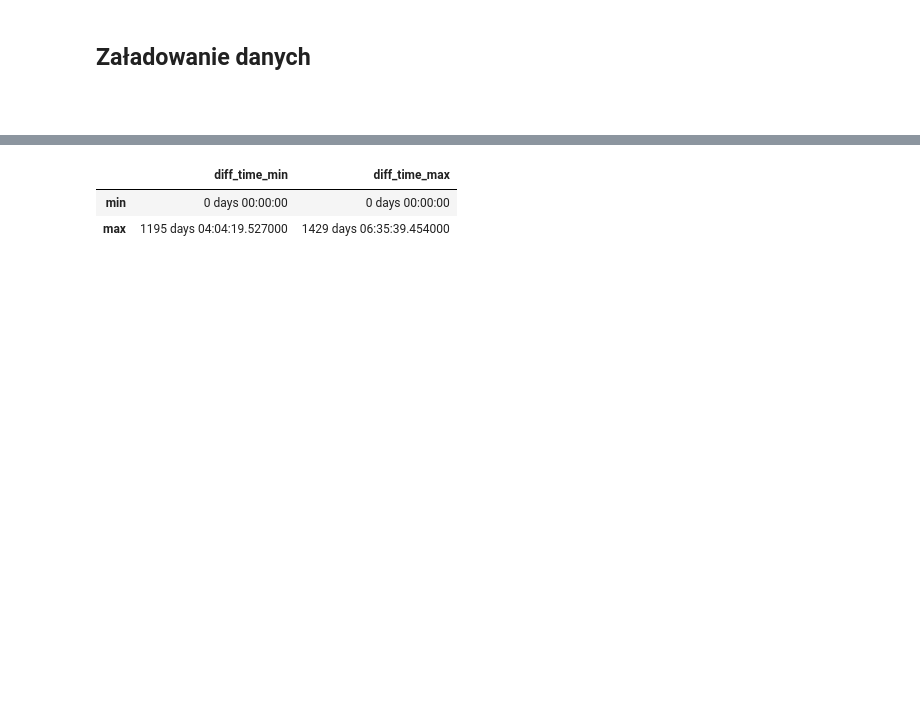
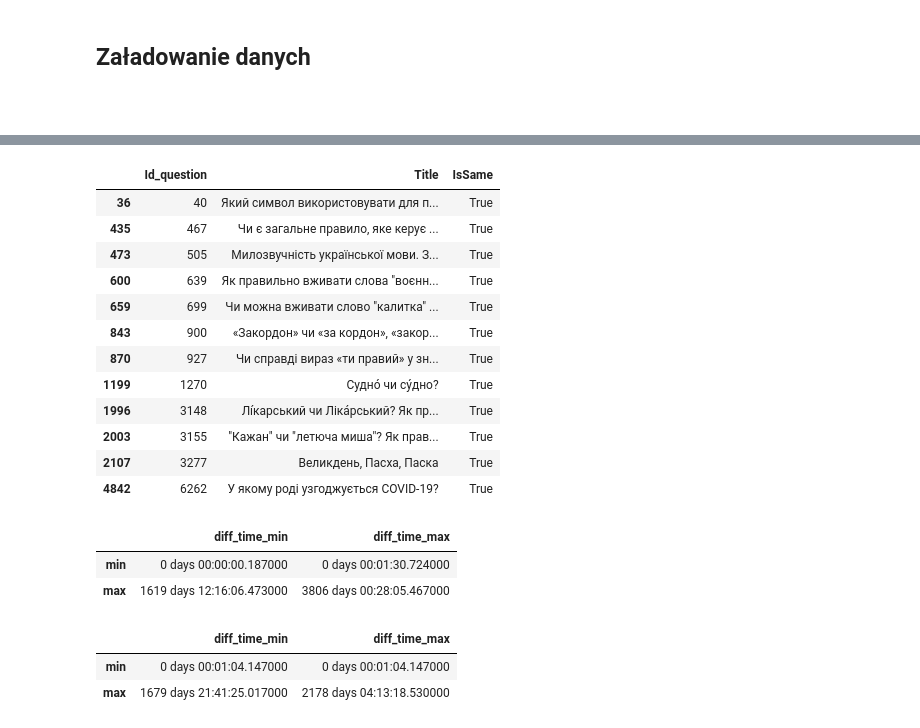
Before and after one commit to Sorebit/pdrpy-pd-2, a Jupyter notebook: notebooks/lurkers.ipynb, the cells around one changed output, grey strips where cells are left out. Drawn from its saved outputs; the diff is of its cells as text; code cells hidden in the pictures; blank space fills up the shorter version.

Commit message:
Add analyze v1 and v2

```diff
--- a/notebooks/lurkers.ipynb
+++ b/notebooks/lurkers.ipynb
@@ -47,8 +86,8 @@ ukrainian_posts_df = read_stackexchange(ModelType.POSTS, ForumType.UKRAINIAN)
 # %%
-def compare(posts):
+def zeroday(posts):
     # PostTypeId: 1 -> Question, 2 -> Answer
-    questions = posts.loc[posts.PostTypeId == 1, ['Id', 'CreationDate', 'Title']]
-    answers = posts.loc[posts.PostTypeId == 2, ['Id', 'ParentId', 'CreationDate']]
+    questions = posts.loc[posts.PostTypeId == 1, ['Id', 'CreationDate', 'Title', 'OwnerUserId']]
+    answers = posts.loc[posts.PostTypeId == 2, ['Id', 'ParentId', 'CreationDate', 'Body', 'OwnerUserId']]
 
     questions['CreationDate_datetime'] = pd.to_datetime(questions['CreationDate'])
     answers['CreationDate_datetime'] = pd.to_datetime(answers['CreationDate'])
@@ -60,9 +99,13 @@ def compare(posts):
 
 
     # Aggregate diff_time by Id_question
-    df = df.groupby('Id_question').agg({'diff_time': ['min', 'max']})
-    df.columns = ['_'.join(col) for col in df.columns.values]
 
-    # Get (min, max) from min and max
-    return df.agg({'diff_time_min': ['min', 'max'], 'diff_time_max': ['min', 'max']})
+
+    df['IsSame'] = df['OwnerUserId_question'] == df['OwnerUserId_answer']
+
+    df = df.loc[
+        df['CreationDate_datetime_question'] == df['CreationDate_datetime_answer'],
+        ['Id_question', 'Title', 'IsSame']
+    ]
+    return df
 # %%
@@ -111,6 +182,16 @@ compare(coffee_posts_df)
 # %%
-compare(ukrainian_posts_df)
+zeroday(ukrainian_posts_df)
 # %% [output]
-|  | diff_time_min | diff_time_max |
-| min | 0 days 00:00:00 | 0 days 00:00:00 |
-| max | 1195 days 04:04:19.527000 | 1429 days 06:35:39.454000 |
+|  | Id_question | Title | IsSame |
+| 36 | 40 | Який символ використовувати для п... | True |
+| 435 | 467 | Чи є загальне правило, яке керує ... | True |
+| 473 | 505 | Милозвучність української мови. З... | True |
+| 600 | 639 | Як правильно вживати слова "воєнн... | True |
+| 659 | 699 | Чи можна вживати слово "калитка" ... | True |
+| 843 | 900 | «Закордон» чи «за кордон», «закор... | True |
+| 870 | 927 | Чи справді вираз «ти правий» у зн... | True |
+| 1199 | 1270 | Судно́ чи су́дно? | True |
+| 1996 | 3148 | Лі́карський чи Ліка́рський? Як пр... | True |
+| 2003 | 3155 | "Кажан" чи "летюча миша"? Як прав... | True |
+| 2107 | 3277 | Великдень, Пасха, Паска | True |
+| 4842 | 6262 | У якому роді узгоджується COVID-19? | True |
@@ -116,0 +220,12 @@ compare(ukrainian_posts_df)
+# %%
+analyze_v2(bicycles_posts_df)
+# %% [output]
+|  | diff_time_min | diff_time_max |
+| min | 0 days 00:00:00.187000 | 0 days 00:01:30.724000 |
+| max | 1619 days 12:16:06.473000 | 3806 days 00:28:05.467000 |
+# %%
+analyze_v2(coffee_posts_df)
+# %% [output]
+|  | diff_time_min | diff_time_max |
+| min | 0 days 00:01:04.147000 | 0 days 00:01:04.147000 |
+| max | 1679 days 21:41:25.017000 | 2178 days 04:13:18.530000 |
```
Also changed, not shown: parts of 16 cells of this notebook.
